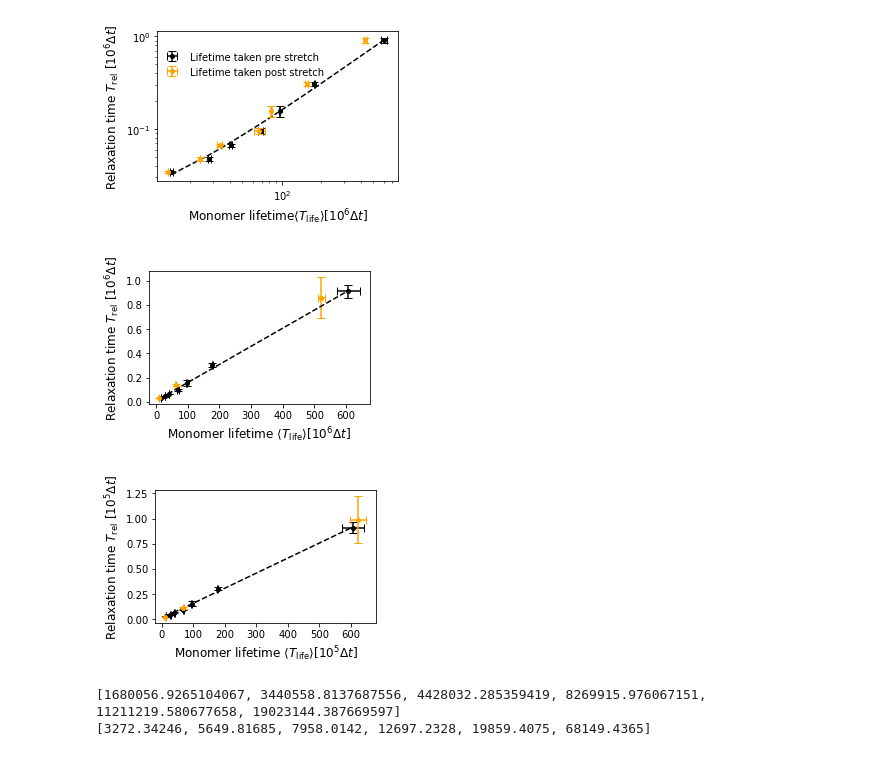
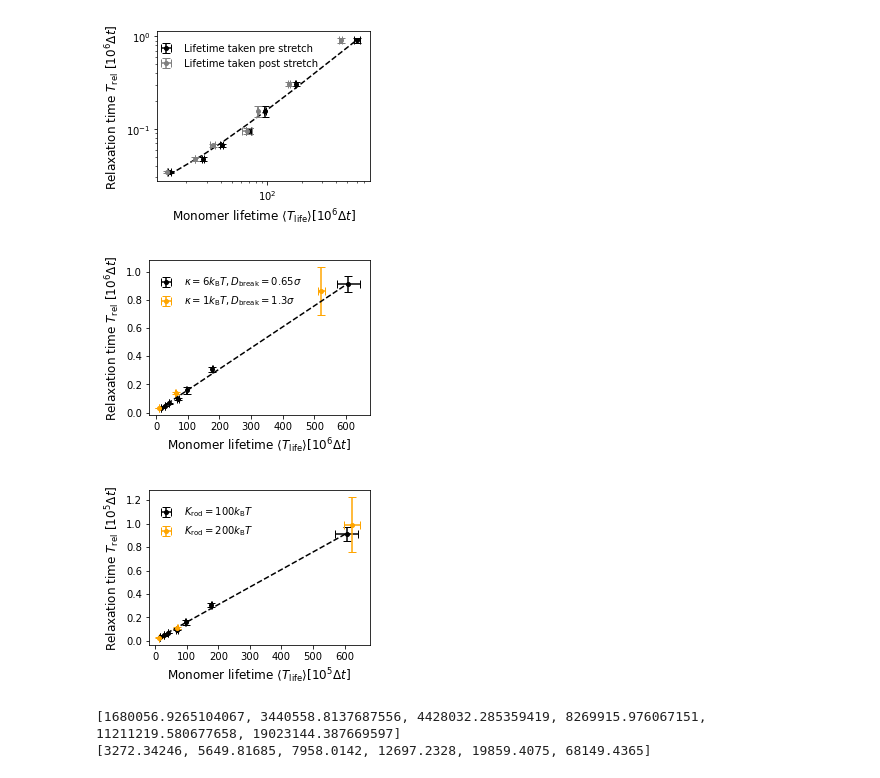
Before and after one commit to Billie1717/ColIVTurnover_Simulations, a Jupyter notebook: Data_and_Figures_2026/Fig_Tlife_conditions/MasterLifetimePlot_Conditions.ipynb, the cells around one changed output. Saved outputs shown, nothing was run; the diff lists cells and outputs as text; code cells hidden in the pictures.

```diff
--- a/Data_and_Figures_2026/Fig_Tlife_conditions/MasterLifetimePlot_Conditions.ipynb
+++ b/Data_and_Figures_2026/Fig_Tlife_conditions/MasterLifetimePlot_Conditions.ipynb
@@ -98,59 +100,57 @@ TrelKrod200STD = [23265.85948729  , 691.60020299 ,  247.56319414]
 # from: Scratch/Collagen/RiccyProject/Revision2/Stretch-AddDenseControl/Plotting/PlottingStress_Params.ipynb
 # and : Scratch/Collagen/RiccyProject/Revision2/Assembly-AddDenseControl/Plotting/Turnover_BondSample_Params.ipynb
 # %%
-figPR,axPR = plt.subplots(1,figsize = (4.4,3.))
+figPR,axPR = plt.subplots(1,figsize = (4,3))
 x1,y1 = np.array(np.divide(TLifeDenseControl,10**5)),np.array(np.divide(Taus_Av,10**5))
 m1,b1 = np.polyfit(x1,y1,1)
 x11 = x1.reshape(-1,1)
 a1,_,_,_ = np.linalg.lstsq(x11, y1)
 axPR.errorbar(np.divide(TLifeDenseControl,10**5),np.divide(Taus_Av,10**5),yerr = np.divide(Taus_Std,10**5), xerr = np.divide(TLifeDenseControlSTD,10**5), color = 'black',linestyle = '',marker = 'o',markersize = 4,capsize = 4,label = "Lifetime taken pre stretch")
 axPR.plot(x1,np.divide(m1*x1+b1,1),color = 'black',linestyle = '--') #,label = r'$\tau_{rel} = 5\cdot 10^{-4}\langle T_{\mathrm{life}}\rangle$')
-axPR.errorbar(np.divide(TlifePostRel,10**5),np.divide(Taus_Av,10**5),yerr = np.divide(Taus_Std,10**5), xerr = np.divide(TlifePostRelSTD,10**5), color = 'orange',linestyle = '',marker = 'o',markersize = 4,capsize = 4,label = "Lifetime taken post stretch")
-axPR.set_xlabel(r'Monomer lifetime$\langle T_{\mathrm{life}}\rangle [10^6\Delta t]$',fontsize = 12)
+axPR.errorbar(np.divide(TlifePostRel,10**5),np.divide(Taus_Av,10**5),yerr = np.divide(Taus_Std,10**5), xerr = np.divide(TlifePostRelSTD,10**5), color = 'grey',linestyle = '',marker = 'o',markersize = 4,capsize = 4,label = "Lifetime taken post stretch")
+axPR.set_xlabel(r'Monomer lifetime $\langle T_{\mathrm{life}}\rangle [10^6\Delta t]$',fontsize = 12)
 axPR.set_ylabel(r"Relaxation time $T_{\mathrm{rel}}$ [$10^6\Delta t$]",fontsize = 12)
 
 text = r'$T_{rel} = 5\cdot 10^{-4}\langle T_{\mathrm{life}}\rangle$'
 text = r'$T_{\mathrm{rel}} \propto \langle T_{\mathrm{life}}\rangle$'
 #axPR.text(15,0.6,text,color = 'black',fontsize = 12)
 #---- log-log axis---#
 axPR.set_xscale('log')
 axPR.set_yscale('log')
-figPR.legend(frameon = False,loc =[0.2,0.7],fontsize = 10)
+figPR.legend(frameon = False,loc =[0.2,0.74],fontsize = 10)
 figPR.tight_layout()
 figPR.savefig(plotsdir + 'MasterTlifeTrelax_PostRelaxation.png',dpi = 300)
 
 #ax.set_xticks([0,200,400,600],['0','200','400','600'])
 #ax.set_yticks([0,0.2,0.4,0.6,0.8],['0','0.2','0.4','0.6','0.8'])
 
 figPR.tight_layout()
 figPR.savefig(plotsdir + 'MasterTlifeTrelax_PostRelaxation.png',dpi = 300)
 
-figKapp,axKapp = plt.subplots(1,figsize = (4.,2.7))
-axKapp.errorbar(np.divide(TLifeDenseControl,10**5),np.divide(Taus_Av,10**5),yerr = np.divide(Taus_Std,10**5), xerr = np.divide(TLifeDenseControlSTD,10**5), color = 'black',linestyle = '',marker = 'o',markersize = 4,capsize = 4)
-
-axKapp.errorbar(np.divide(TlifeKapp1,10**5),np.divide(TrelKapp1,10**5),yerr = np.divide(TrelKapp1STD,10**5), xerr = np.divide(TlifeKapp1STD,10**5), color = 'orange',linestyle = '',marker = 'o',markersize = 4,capsize = 4)
-axKapp.plot(x1,np.divide(m1*x1+b1,1),color = 'black',linestyle = '--',label = r'$\tau_{rel} = 5\cdot 10^{-4}\langle T_{\mathrm{life}}\rangle$')
+figKapp,axKapp = plt.subplots(1,figsize = (4.,3))
+axKapp.errorbar(np.divide(TLifeDenseControl,10**5),np.divide(Taus_Av,10**5),yerr = np.divide(Taus_Std,10**5), xerr = np.divide(TLifeDenseControlSTD,10**5), color = 'black',linestyle = '',marker = 'o',markersize = 4,capsize = 4,label = r'$\kappa = 6k_{\mathrm{B}}T, D_{\mathrm{break}} = 0.65\sigma$')
+axKapp.errorbar(np.divide(TlifeKapp1,10**5),np.divide(TrelKapp1,10**5),yerr = np.divide(TrelKapp1STD,10**5), xerr = np.divide(TlifeKapp1STD,10**5), color = 'orange',linestyle = '',marker = 'o',markersize = 4,capsize = 4,label = r'$\kappa = 1k_{\mathrm{B}}T, D_{\mathrm{break}} = 1.3\sigma$')
+axKapp.plot(x1,np.divide(m1*x1+b1,1),color = 'black',linestyle = '--') #,label = r'$\tau_{rel} = 5\cdot 10^{-4}\langle T_{\mathrm{life}}\rangle$')
 axKapp.set_xlabel(r'Monomer lifetime $\langle T_{\mathrm{life}}\rangle [10^6\Delta t]$',fontsize = 12)
 axKapp.set_ylabel(r"Relaxation time $T_{\mathrm{rel}}$ [$10^6\Delta t$]",fontsize = 12)
 
+figKapp.legend(frameon=False,loc = [0.2,0.7])
+figKapp.tight_layout()
+figKapp.savefig(plotsdir + 'NewMasterTlife_Kappa1.png',dpi = 600)
 
-figKapp.tight_layout()
-figKapp.savefig(plotsdir + 'MasterTlifeTrelax_Kappa.png',dpi = 300)
-
-figKrod,axKrod = plt.subplots(1,figsize = (4.,2.7))
-axKrod.errorbar(np.divide(TLifeDenseControl,10**5),np.divide(Taus_Av,10**5),yerr = np.divide(Taus_Std,10**5), xerr = np.divide(TLifeDenseControlSTD,10**5), color = 'black',linestyle = '',marker = 'o',markersize = 4,capsize = 4)
-
-axKrod.errorbar(np.divide(TlifeKrod200,10**5),np.divide(TrelKrod200,10**5),yerr = np.divide(TrelKrod200STD,10**5), xerr = np.divide(TlifeKrod200STD,10**5), color = 'orange',linestyle = '',marker = 'o',markersize = 4,capsize = 4)
-axKrod.plot(x1,np.divide(m1*x1+b1,1),color = 'black',linestyle = '--',label = r'$\tau_{rel} = 5\cdot 10^{-4}\langle T_{\mathrm{life}}\rangle$')
+figKrod,axKrod = plt.subplots(1,figsize = (4.,3))
+axKrod.errorbar(np.divide(TLifeDenseControl,10**5),np.divide(Taus_Av,10**5),yerr = np.divide(Taus_Std,10**5), xerr = np.divide(TLifeDenseControlSTD,10**5), color = 'black',linestyle = '',marker = 'o',markersize = 4,capsize = 4,label = r'$K_{\mathrm{rod}} = 100k_{\mathrm{B}}T$')
+axKrod.errorbar(np.divide(TlifeKrod200,10**5),np.divide(TrelKrod200,10**5),yerr = np.divide(TrelKrod200STD,10**5), xerr = np.divide(TlifeKrod200STD,10**5), color = 'orange',linestyle = '',marker = 'o',markersize = 4,capsize = 4, label = r'$K_{\mathrm{rod}} = 200k_{\mathrm{B}}T$')
+axKrod.plot(x1,np.divide(m1*x1+b1,1),color = 'black',linestyle = '--') #,label = r'$\tau_{rel} = 5\cdot 10^{-4}\langle T_{\mathrm{life}}\rangle$')
 axKrod.set_xlabel(r'Monomer lifetime $\langle T_{\mathrm{life}}\rangle [10^5\Delta t]$',fontsize = 12)
 axKrod.set_ylabel(r"Relaxation time $T_{\mathrm{rel}}$ [$10^5\Delta t$]",fontsize = 12)
-
+figKrod.legend(frameon=False,loc = [0.2,0.7])
 figKrod.tight_layout()
-figKrod.savefig(plotsdir + 'MasterTlifeTrelax_Krod.png',dpi = 300)
+figKrod.savefig(plotsdir + 'NewMasterTlife_Krod200.png',dpi = 600)
 # %% [output]
-[figure, old version]
+[figure, new version]
-[figure, old version]
+[figure, new version]
-[figure, old version]
+[figure, new version]
 # %%
 figConc,axConc = plt.subplots(1,figsize = (4.,2.7))
 
```
Also changed, not shown: parts of 1 cell of this notebook, 20 other files.
